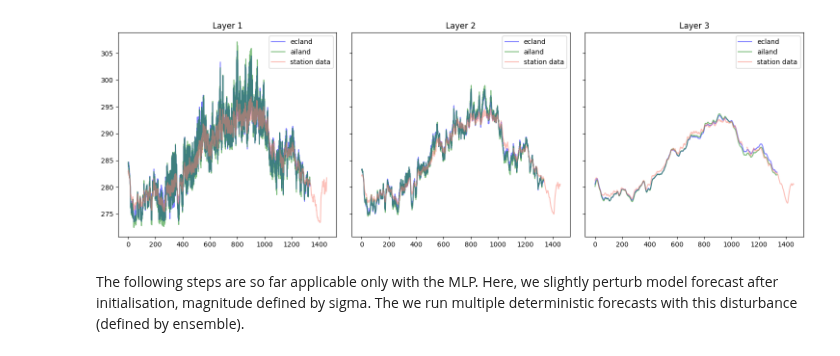
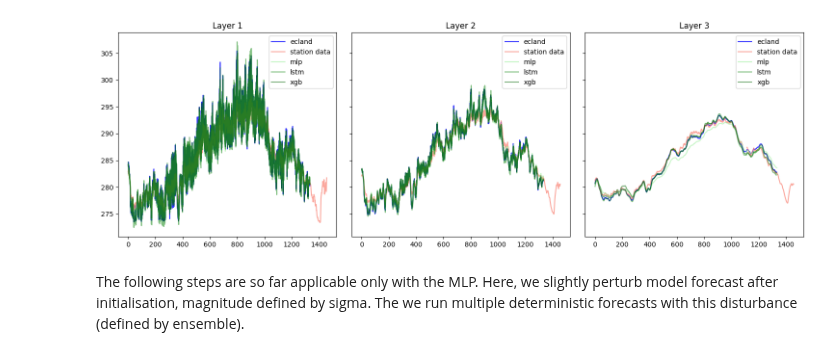
Before and after one commit to MWesselkamp/forecast-horizons, a Jupyter notebook: ecland-emulator/notebooks/evaluation_template.ipynb, the cells around one changed output. Cells and saved outputs as stored; diff of their text form; code cells hidden in the pictures.

Commit message:
model ensemble forecast

```diff
--- a/ecland-emulator/notebooks/evaluation_template.ipynb
+++ b/ecland-emulator/notebooks/evaluation_template.ipynb
@@ -15,6 +15,7 @@ from evaluation_module import *
 from helpers import *
 from observation_module import *
 from tests.test_model import *
+from visualisations import *
 
 set_global_seed(42)
 
@@ -22,6 +23,5 @@ SCRIPT_DIR = os.getcwd()
 sys.path.append(os.path.dirname(SCRIPT_DIR))
 print(SCRIPT_DIR)
 
-CONFIG = load_config(config_path = '../../configs/lstm_emulator.yaml')
-HPARS = load_hpars(use_model = '../lstm')
+models = ['mlp', 'lstm', 'xgb']
 # %% [output]
@@ -131,28 +119,34 @@ Backtransforming
 # %%
 fig, ax = plt.subplots(1, 3, figsize=(15, 5), sharex=True, sharey=True)
 
-ax[0].plot(y_prog_inv[:,:,3], color="blue", label="ecland", alpha = 0.5)
-ax[0].plot(dynamic_features_prediction[:,:,3], color="green", label="ailand", alpha = 0.5)
-ax[0].plot(station_data[:,:,0], color="salmon", label="station data", alpha = 0.5)
+ax[0].plot(dynamic_features_dict['mlp'][:,:,3], color="blue", label="ecland", alpha = 0.8)
+ax[0].plot(station_data[:,:,0], color="salmon", label="station data", alpha = 0.7)
+ax[0].plot(dynamic_features_prediction_dict['mlp'][:,:,3], color="lightgreen", label="mlp", alpha = 0.5)
+ax[0].plot(dynamic_features_prediction_dict['lstm'][:,:,3], color="green", label="lstm", alpha = 0.5)
+ax[0].plot(dynamic_features_prediction_dict['xgb'][:,:,3], color="darkgreen", label="xgb", alpha = 0.5)
 ax[0].set_title("Layer 1")
 ax[0].legend()
 
-ax[1].plot(y_prog_inv[:,:,4], color="blue", label="ecland", alpha = 0.5)
-ax[1].plot(dynamic_features_prediction[:,:,4], color="green", label="ailand", alpha = 0.5)
-ax[1].plot(station_data[:,:,1], color="salmon", label="station data", alpha = 0.5)
+ax[1].plot(dynamic_features[:,:,4], color="blue", label="ecland", alpha = 0.8)
+ax[1].plot(station_data[:,:,1], color="salmon", label="station data", alpha = 0.7)
+ax[1].plot(dynamic_features_prediction_dict['mlp'][:,:,4], color="lightgreen", label="mlp", alpha = 0.5)
+ax[1].plot(dynamic_features_prediction_dict['lstm'][:,:,4], color="green", label="lstm", alpha = 0.5)
+ax[1].plot(dynamic_features_prediction_dict['xgb'][:,:,4], color="darkgreen", label="xgb", alpha = 0.5)
 ax[1].set_title("Layer 2")
 ax[1].legend()
 
-ax[2].plot(y_prog_inv[:,:,5], color="blue", label="ecland", alpha = 0.5)
-ax[2].plot(dynamic_features_prediction[:,:,5], color="green", label="ailand", alpha = 0.5)
-ax[2].plot(station_data[:,:,2], color="salmon", label="station data", alpha = 0.5)
+ax[2].plot(dynamic_features[:,:,5], color="blue", label="ecland", alpha = 0.8)
+ax[2].plot(station_data[:,:,2], color="salmon", label="station data", alpha = 0.7)
+ax[2].plot(dynamic_features_prediction_dict['mlp'][:,:,5], color="lightgreen", label="mlp", alpha = 0.5)
+ax[2].plot(dynamic_features_prediction_dict['lstm'][:,:,5], color="green", label="lstm", alpha = 0.5)
+ax[2].plot(dynamic_features_prediction_dict['xgb'][:,:,5], color="darkgreen", label="xgb", alpha = 0.5)
 ax[2].set_title("Layer 3")
 ax[2].legend()
 
 plt.tight_layout()
 plt.show()
 # %% [output]
-[figure, old version]
+[figure, new version]
 # %% [markdown]
 The following steps are so far applicable only with the MLP. Here, we slightly perturb model forecast after initialisation, magnitude defined by sigma. The we run multiple deterministic forecasts with this disturbance (defined by ensemble).
 # %%
```
Also changed, not shown: parts of 7 cells of this notebook, 1 other file.
